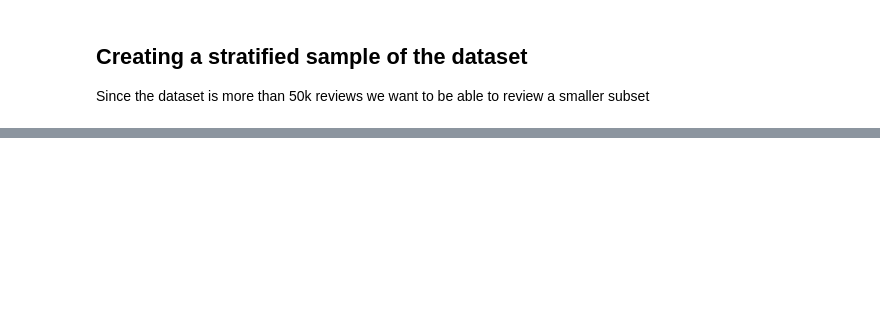
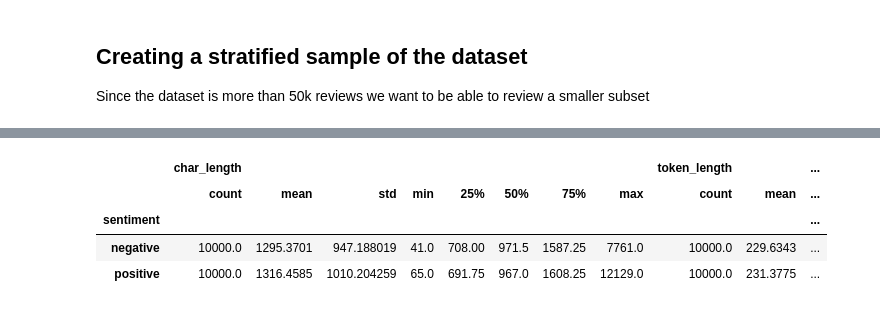
Before and after one commit to Sattiki/nlp-final-research-note, a Jupyter notebook: imdb-text-analysis.ipynb, the cells around one changed output, grey strips where cells are left out. Cells and saved outputs as stored; diff of their text form; code cells hidden in the pictures; blank space fills up the shorter version.

```diff
--- a/imdb-text-analysis.ipynb
+++ b/imdb-text-analysis.ipynb
@@ -101,0 +122,8 @@ test
+# %%
+train_df.groupby('sentiment')[['char_length', 'token_length']].describe()
+# %% [output]
+|  | char_length |  |  |  |  |  |  |  | token_length |  | ... |
+|  | count | mean | std | min | 25% | 50% | 75% | max | count | mean | ... |
+| sentiment |  |  |  |  |  |  |  |  |  |  | ... |
+| negative | 10000.0 | 1295.3701 | 947.188019 | 41.0 | 708.00 | 971.5 | 1587.25 | 7761.0 | 10000.0 | 229.6343 | ... |
+| positive | 10000.0 | 1316.4585 | 1010.204259 | 65.0 | 691.75 | 967.0 | 1608.25 | 12129.0 | 10000.0 | 231.3775 | ... |
```
Also changed, not shown: parts of 11 cells of this notebook.
